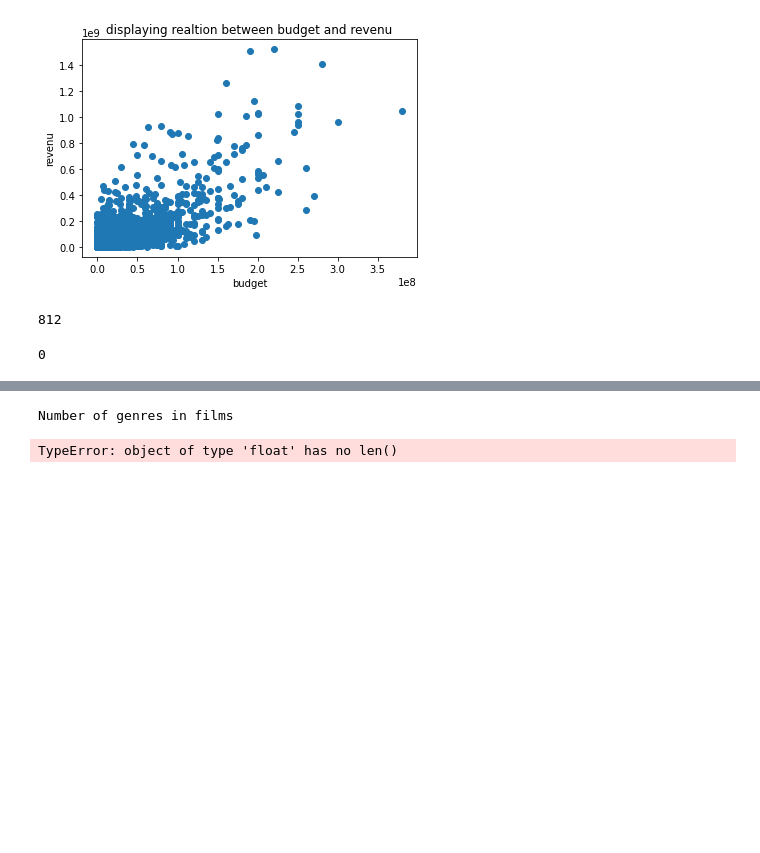
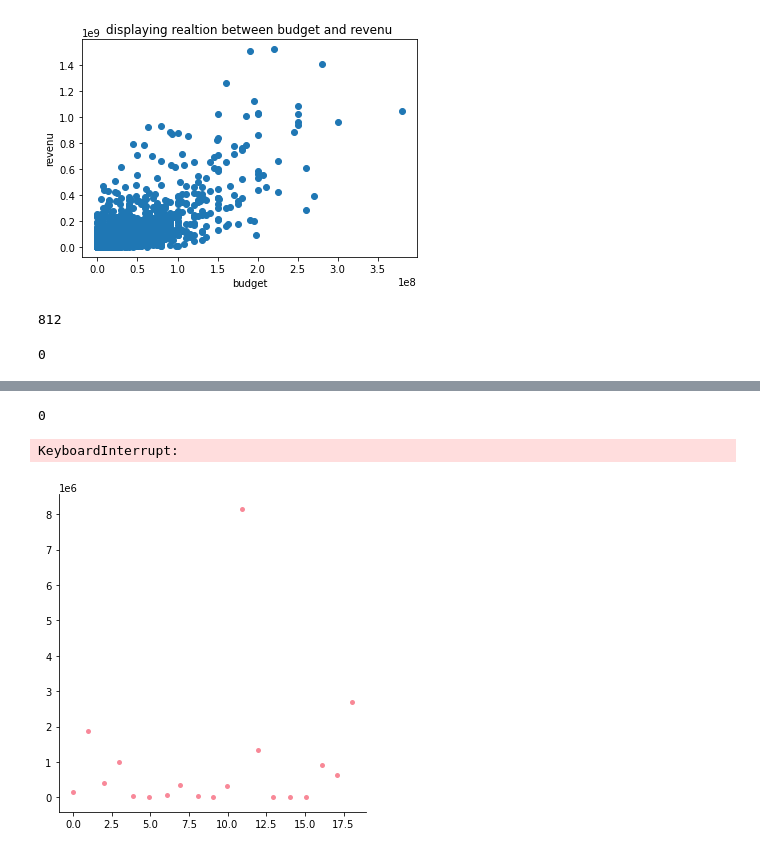
Before and after one commit to mohamedali-sc/TMDB-Box-Office-Prediction, a Jupyter notebook: model.ipynb, the cells around one changed output, grey strips where cells are left out. Saved outputs shown, nothing was run; the diff lists cells and outputs as text; code cells hidden in the pictures; blank space fills up the shorter version.

```diff
--- a/model.ipynb
+++ b/model.ipynb
@@ -133,0 +256,14 @@ for i, e in enumerate(trainData['genres'][:5]):
+# %%
+
+for i in trainData['original_language']:
+    if(i=='en'):
+        trainData['Has_En']=1
+    else:
+        trainData['Has_En']=0
+for i in testData['original_language']:
+    if(i=='en'):
+        testData['Has_En']=1
+    else:
+        testData['Has_En']=0
+
+trainDatainData.head()
@@ -133,0 +280,3 @@ for i, e in enumerate(trainData['genres'][:5]):
+# %%
+trainData.drop(['original_title'], axis=1, inplace=True)
+testData.drop([' overview'], axis=1, inplace=True)
@@ -134,10 +285,16 @@ for i, e in enumerate(trainData['genres'][:5]):
+# %%
+trainData['popularity'].isnull().sum()
+# %% [output]
+0
+# %%
+sns.catplot(x='popularity',y='revenue',data=trainData)
+# %% [output]
+KeyboardInterrupt:
+[figure, added]
 # %%
 #genres
-print('Number of genres in films')
-trainData['genres'].apply(lambda x: len(x) if x != {} else 0).value_counts()
+#print('Number of genres in films')
+#trainData['genres'].apply(lambda x: len(x) if x != {} else 0).value_counts()
-# %% [output]
-Number of genres in films
-TypeError: object of type 'float' has no len()
 # %%
 
 trainData.genres= trainData.genres.map(lambda x: sorted([d['name'] for d in get_dictionary(x)])).map(lambda x: ','.join(map(str, x)))
```
Also changed, not shown: parts of 19 cells of this notebook.
